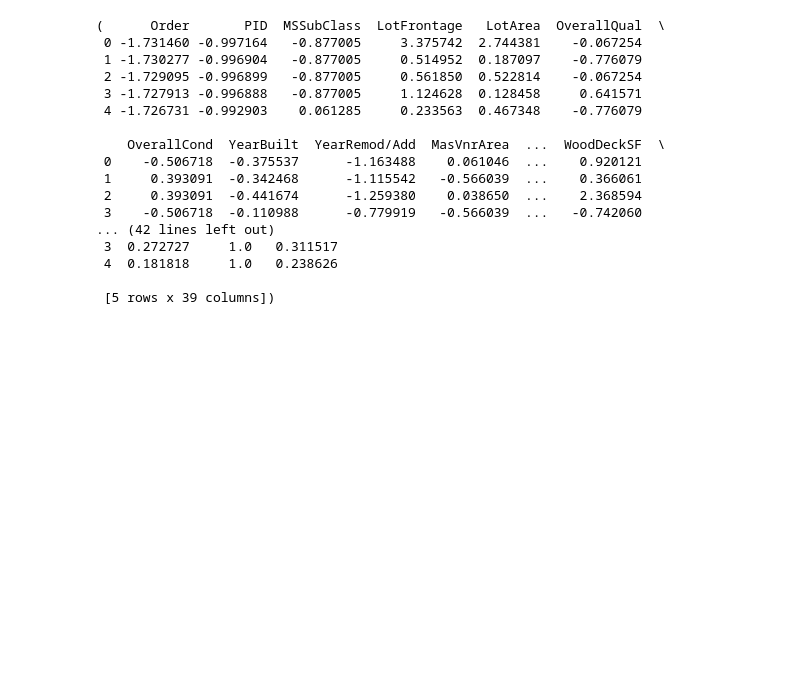
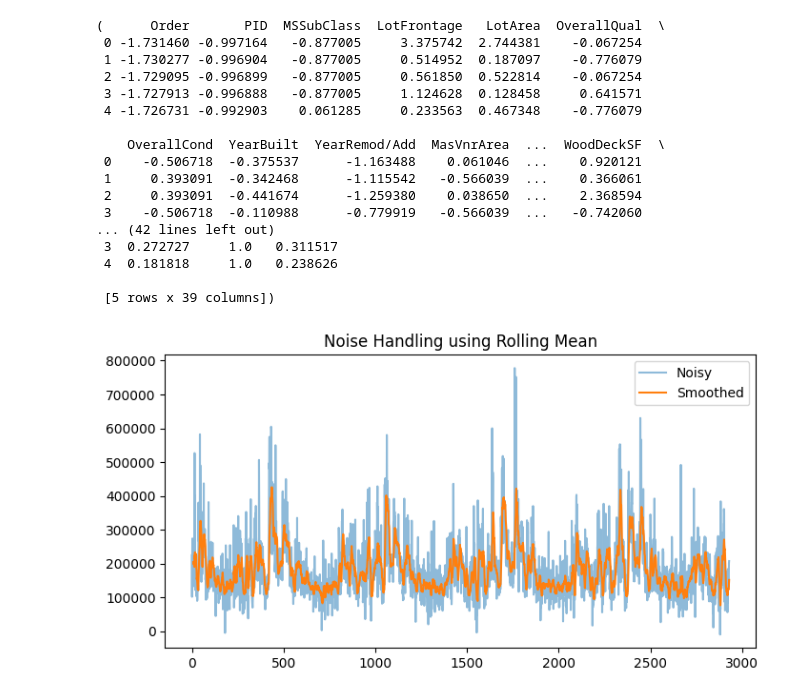
Before and after one commit to nhimabindu/DataPreprocessing, a Jupyter notebook: Datapreprocessing.ipynb, the cells around one changed output. Cells and saved outputs as stored; diff of their text form; code cells hidden in the pictures; blank space fills up the shorter version.

Commit message:
Implemented noise injection and smoothing

```diff
--- a/Datapreprocessing.ipynb
+++ b/Datapreprocessing.ipynb
@@ -60,3 +60,18 @@ df_zscore[num_cols].head(), df_minmax[num_cols].head()
  4  0.181818     1.0   0.238626
 
  [5 rows x 39 columns])
+# %%
+import matplotlib.pyplot as plt
+import numpy as np
+np.random.seed(42)
+target_col = [c for c in df.columns if "Sale" in c and "Price" in c][0]
+df[target_col + "_Noisy"] = df[target_col] + np.random.normal(0, 20000, size=len(df))
+df[target_col + "_Smoothed"] = df[target_col + "_Noisy"].rolling(window=10).mean()
+plt.figure(figsize=(8,4))
+plt.plot(df[target_col + "_Noisy"], label="Noisy", alpha=0.5)
+plt.plot(df[target_col + "_Smoothed"], label="Smoothed")
+plt.legend()
+plt.title("Noise Handling using Rolling Mean")
+plt.show()
+# %% [output]
+[figure, added]
```
Also changed, not shown: 1 other file.
